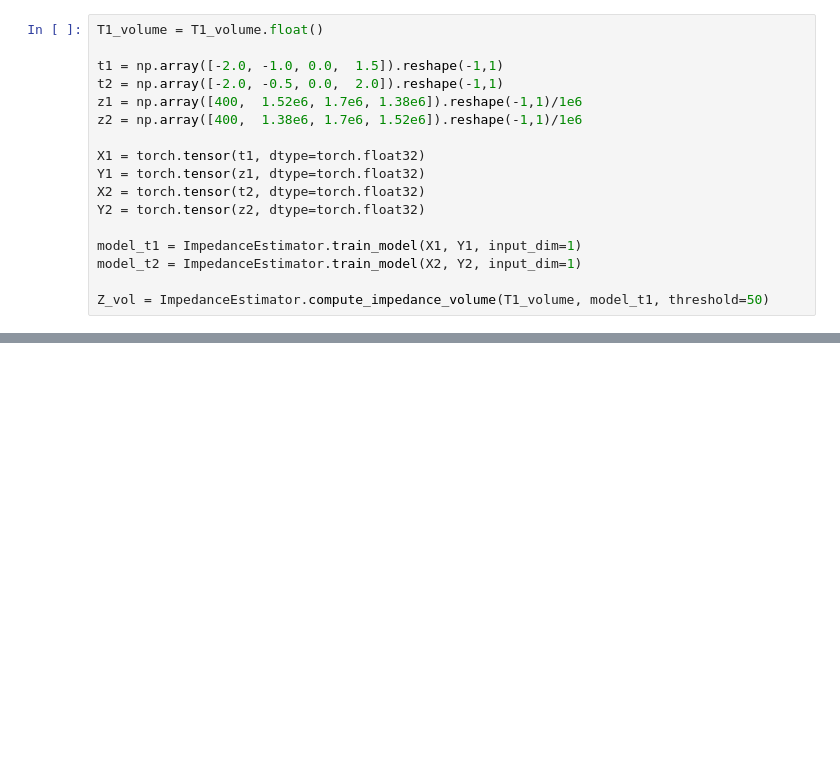
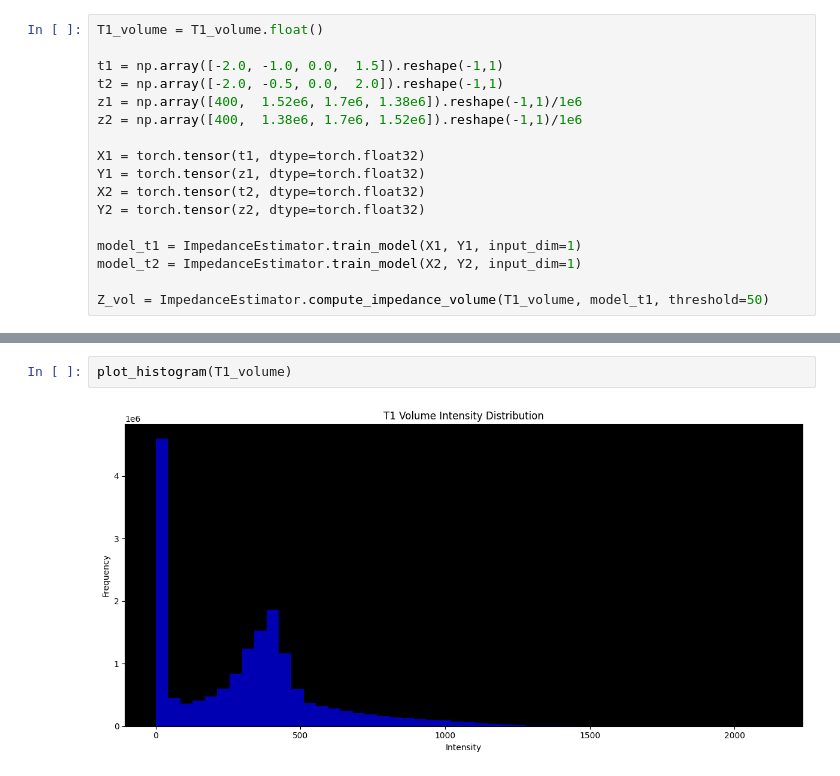
Before and after one commit to gduguey/DiffUS, a Jupyter notebook: notebooks/playground_gabi copy.ipynb, the cells around one changed output, grey strips where cells are left out. Cells and saved outputs as stored; diff of their text form; blank space fills up the shorter version.

```diff
--- a/notebooks/playground_gabi copy.ipynb
+++ b/notebooks/playground_gabi copy.ipynb
@@ -155,3 +155,7 @@ plot_histogram(Z_vol)
+# %%
+plot_histogram(T1_volume)
+# %% [output]
+[figure, added]
 # %%
 slice_id = 100
 axis = 1  # 0: axial, 1: coronal, 2: sagittal
```
Also changed, not shown: parts of 11 cells of this notebook, 3 other files.
